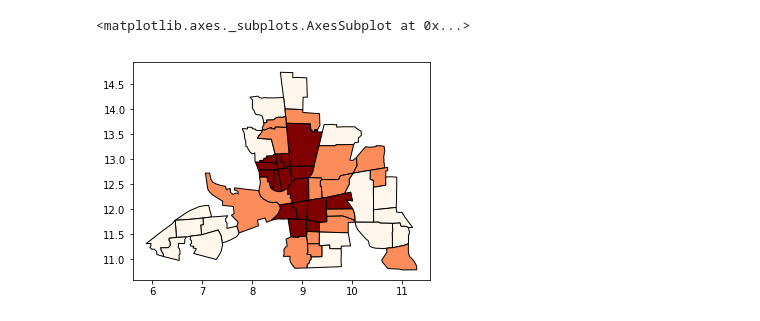
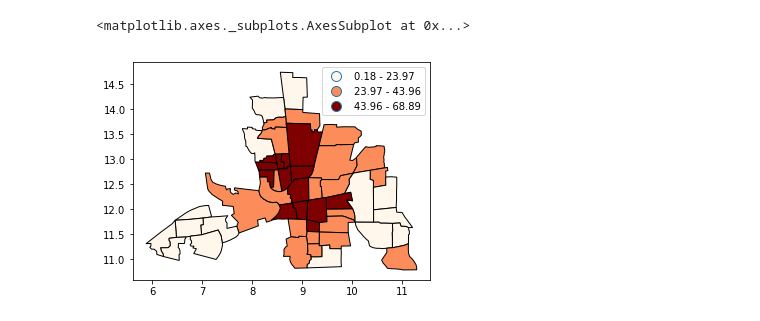
Before and after one commit to geopandas/geopandas, a Jupyter notebook: examples/choropleths.ipynb, the cells around one changed output. Saved outputs shown, nothing was run; the diff lists cells and outputs as text; code cells hidden in the pictures.

```diff
--- a/examples/choropleths.ipynb
+++ b/examples/choropleths.ipynb
@@ -37,6 +96,6 @@ tracts.plot(column='CRIME', cmap='OrRd', edgecolor='k')
 # %%
-# Now with scheme by quantiles
-tracts.plot(column='CRIME', scheme='quantiles', k=3, cmap='OrRd', edgecolor='k')
+# Compare this to the previous 3-bin figure with quantiles
+tracts.plot(column='CRIME', scheme='fisher_jenks', k=3, cmap='OrRd', edgecolor='k', legend=True)
 # %% [output]
 <matplotlib.axes._subplots.AxesSubplot at 0x...>
-[figure, old version]
+[figure, new version]
```
Also changed, not shown: parts of 23 cells of this notebook.
